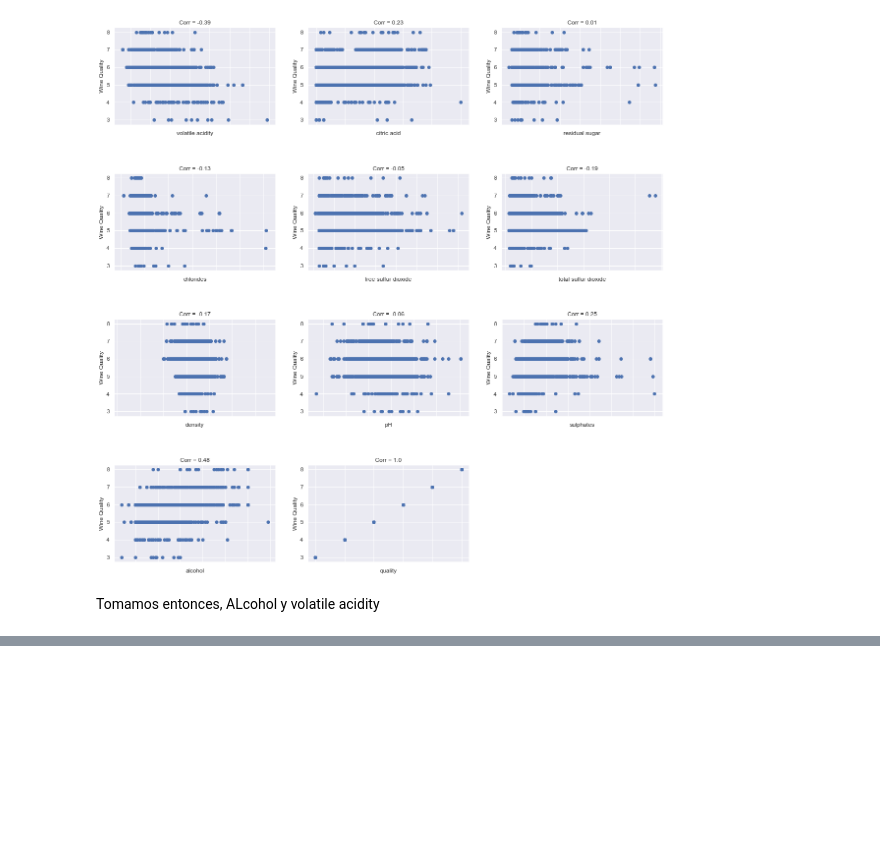
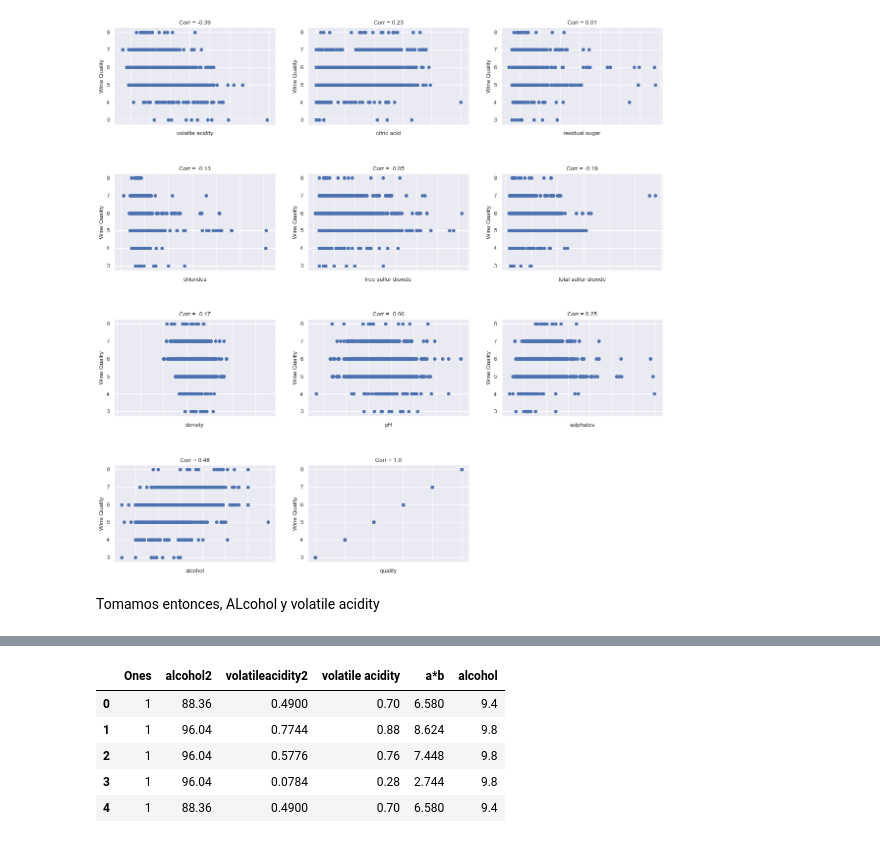
Before and after one commit to fercho1011/Statistical-Learning, a Jupyter notebook: regresion_polinomial.ipynb, the cells around one changed output, grey strips where cells are left out. Cells and saved outputs as stored; diff of their text form; code cells hidden in the pictures; blank space fills up the shorter version.

```diff
--- a/regresion_polinomial.ipynb
+++ b/regresion_polinomial.ipynb
@@ -102,0 +153,23 @@ Tomamos entonces, ALcohol y volatile acidity
+# %%
+#modified dataset with new features tr2
+#[1,a,b, a2, b2, ab]
+#tr2 = tr
+#a = alcohol
+#b = volatile acidity
+#tr2.insert(0, 'Ones', 1)
+#tr2.insert(1, 'alcohol2', np.square(tr.iloc[:,-2]))
+#tr2.insert(2, 'volatileacidity2', np.square(tr.iloc[:,3]))
+
+tr3 = tr.iloc[:,[1,-2]]
+tr3.insert(0, 'Ones', 1)
+tr3.insert(1, 'alcohol2', np.square(tr.iloc[:,-2]))
+tr3.insert(2, 'volatileacidity2', np.square(tr.iloc[:,1]))
+tr3.insert(4, 'a*b',tr3.iloc[:,4]*tr3.iloc[:,3])
+tr3.head()
+# %% [output]
+|  | Ones | alcohol2 | volatileacidity2 | volatile acidity | a*b | alcohol |
+| 0 | 1 | 88.36 | 0.4900 | 0.70 | 6.580 | 9.4 |
+| 1 | 1 | 96.04 | 0.7744 | 0.88 | 8.624 | 9.8 |
+| 2 | 1 | 96.04 | 0.5776 | 0.76 | 7.448 | 9.8 |
+| 3 | 1 | 96.04 | 0.0784 | 0.28 | 2.744 | 9.8 |
+| 4 | 1 | 88.36 | 0.4900 | 0.70 | 6.580 | 9.4 |
```
Also changed, not shown: parts of 5 cells of this notebook.
